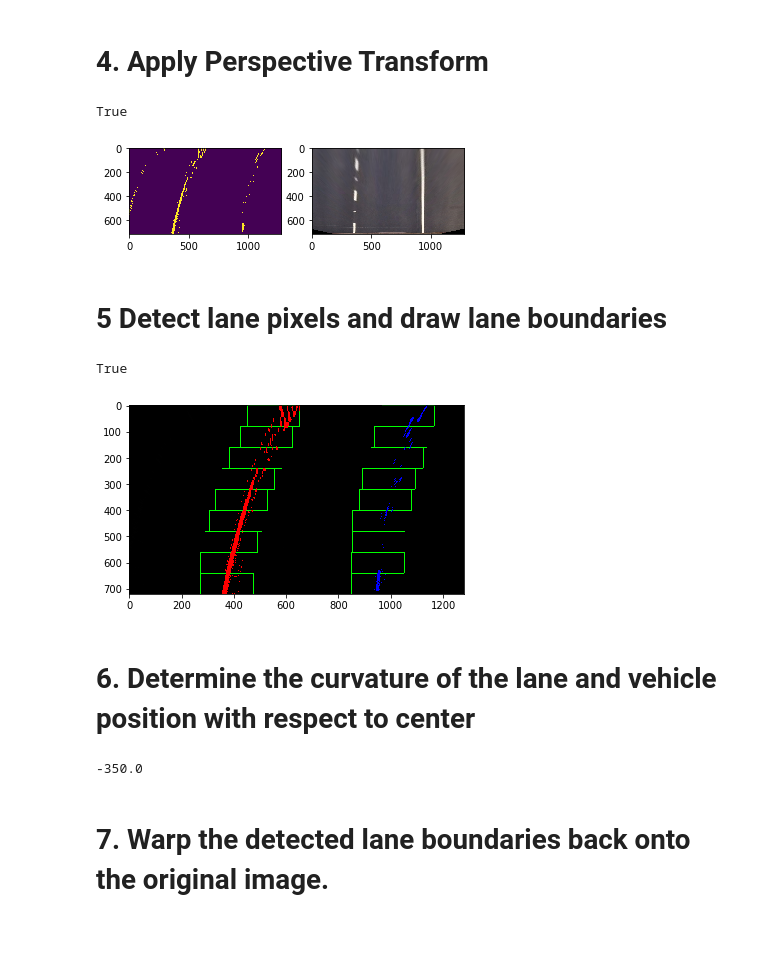
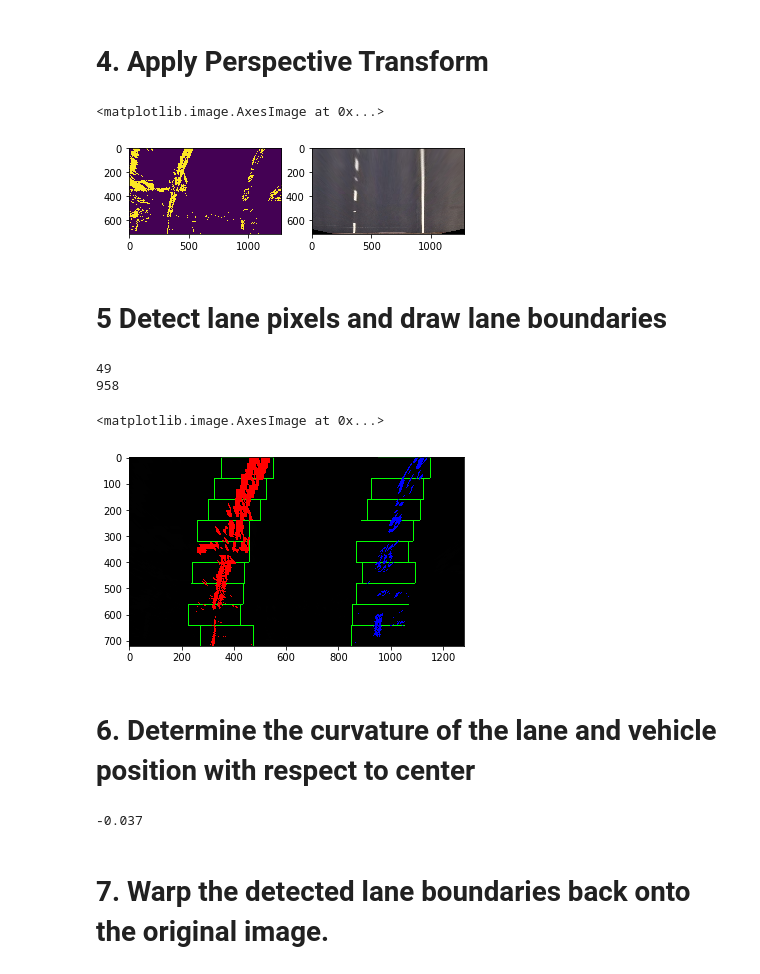
Before and after one commit to jonakola/sdc, a Jupyter notebook: advanced_lane_finding_pipeline.ipynb, the cells around one changed output. Cells and saved outputs as stored; diff of their text form; code cells hidden in the pictures; blank space fills up the shorter version.

```diff
--- a/advanced_lane_finding_pipeline.ipynb
+++ b/advanced_lane_finding_pipeline.ipynb
@@ -65,13 +65,13 @@ mtx, dist = calibrate_camera('camera_cal/calibration*.jpg')
 images = glob.glob('test_images/test*.jpg')
 num_images = len(images)
 
-test_image = 'test_images/test3.jpg'
+test_image = 'test_images/test5.jpg'
 
 undistorted = cv2.undistort(mpimg.imread(test_image),mtx, dist, None, mtx)
 #cv2.imwrite('output_images/distortion_correction.jpg',undistorted)
 plt.subplot(1,2,1)
 plt.imshow(undistorted)
-cv2.imwrite('undistorted_image.jpg',undistorted)
+#cv2.imwrite('undistorted_image.jpg',undistorted)
 plt.subplot(1,2,2)
 plt.imshow(mpimg.imread(test_image))
 # %% [output]
@@ -105,7 +105,7 @@ def region_of_interest(img, vertices):
     masked_image = cv2.bitwise_and(img, mask)
     return masked_image
 # %%
-def create_thresholded_binary_image(img, sobel_thresh_min=20, sobel_thresh_max=30, s_thresh_min=140,s_thresh_max=255):
+def create_thresholded_binary_image(img, sobel_thresh_min=10, sobel_thresh_max=40, s_thresh_min=200,s_thresh_max=255):
     # get s channel
     hls = cv2.cvtColor(img, cv2.COLOR_BGR2HLS)
     s_channel = hls[:,:,2]
@@ -144,6 +144,6 @@ i = create_thresholded_binary_image(undistorted)
 plt.subplot(1,2,1)
 plt.imshow(i)
 plt.subplot(1,2,2)
-#plt.imshow(undistorted)
-cv2.imwrite('thresholded_image.jpg',i)
+plt.imshow(undistorted)
+#cv2.imwrite('thresholded_image.jpg',i)
 # %% [output]
@@ -171,10 +171,10 @@ plt.subplot(1,2,1)
 plt.imshow(warped_binary)
 plt.subplot(1,2,2)
 plt.imshow(warped_image)
-cv2.imwrite('warped_image.jpg',warped_image)
+#cv2.imwrite('warped_image.jpg',warped_image)
 # %% [output]
-True
+<matplotlib.image.AxesImage at 0x...>
-[figure, old version]
+[figure, new version]
 # %%
 def apply_perspective_transform(image,final_image_size,transformation_matrix):
     imshape = image.shape
@@ -186,13 +186,20 @@ def apply_perspective_transform(image,final_image_size,transformation_matrix):
 # %% [markdown]
 # 5 Detect lane pixels and draw lane boundaries
 # %%
+left_window_start = None
+right_window_start = None
+window_left_start = 374
+window_right_start =  950
 def draw_lane_boundaries(binary_image):
     histogram = np.sum(binary_image,0)
     midpoint = np.int(histogram.shape[0]//2)
     leftx_base = np.argmax(histogram[:midpoint])
     rightx_base = np.argmax(histogram[midpoint:]) + midpoint
+    print(leftx_base)
+    print(rightx_base)
 
     out_img = np.dstack((binary_image,binary_image,binary_image))
+
 
     nwindows = 9
     margin = 100
@@ -203,8 +210,8 @@ def draw_lane_boundaries(binary_image):
     nonzeroy = np.array(nonzero[0])
 
 
-    leftx_current = leftx_base
-    rightx_current = rightx_base
+    leftx_current = window_left_start
+    rightx_current = window_right_start
 
     left_lane_inds = []
     right_lane_inds = []
@@ -235,60 +242,66 @@ def draw_lane_boundaries(binary_image):
 
     left_lane_inds = np.concatenate(left_lane_inds)
     right_lane_inds = np.concatenate(right_lane_inds)
     #except ValueError:
     #    pass
 
 
     leftx = nonzerox[left_lane_inds]
     lefty = nonzeroy[left_lane_inds]
     rightx = nonzerox[right_lane_inds]
     righty = nonzeroy[right_lane_inds]
     #print(leftx)
     left_fit = np.polyfit(lefty,leftx,2)
     right_fit = np.polyfit(righty, rightx,2)
 
     ploty = np.linspace(0, binary_image.shape[0]-1, binary_image.shape[0])
     left_fitx = left_fit[0]*ploty**2 + left_fit[1]*ploty + left_fit[2]
     right_fitx = right_fit[0]*ploty**2 + right_fit[1]*ploty + right_fit[2]
 
     out_img[lefty, leftx] = [255,0,0]
     out_img[righty,rightx] = [0,0,255]
 
     return ploty, left_fitx, right_fitx, out_img, left_fit, right_fit
 
 p, lf, rf, a, b, c = draw_lane_boundaries(warped_binary)
 #plt.plot(lf,p,color='red')
 #plt.plot(rf,p,color='red')
 plt.imshow(a)
-cv2.imwrite('lane_identification.jpg',a)
+#cv2.imwrite('lane_identification.jpg',a)
 #plt.imshow(warped_binary)
 # %% [output]
-True
+49
+958
+<matplotlib.image.AxesImage at 0x...>
-[figure, old version]
+[figure, new version]
 # %% [markdown]
 # 6. Determine the curvature of the lane and vehicle position with respect to center
 # %%
+ym_per_pix = 30/720 # meters per pixel in y dimension
+xm_per_pix = 3.7/700 # meteres per pixel in x dimension
+
 def find_lane_curvature(ploty, left_fit, right_fit):
     y_eval = np.max(ploty)
-    left_curverad = ((1 + (2*left_fit[0]*y_eval + left_fit[1])**2)**(3/2))/np.absolute(2*left_fit[0])
-    right_curverad = ((1 + (2*right_fit[0]*y_eval + right_fit[1])**2)**(3/2))/np.absolute(2*right_fit[0])
+    left_curverad = ((1 + (2*left_fit[0]*y_eval*ym_per_pix + left_fit[1])**2)**(3/2))/np.absolute(2*left_fit[0])
+    right_curverad = ((1 + (2*right_fit[0]*y_eval*ym_per_pix + right_fit[1])**2)**(3/2))/np.absolute(2*right_fit[0])
 
     return left_curverad, right_curverad
 
 def find_car_position(ploty,left_fit,right_fit,image):
-    max_y = np.argmax(ploty)
+    #max_y = np.argmax(ploty)
+    max_y = len(ploty) - 1
     left_point = left_fit[max_y]
     right_point = right_fit[max_y]
-    mid_point = (right_point - left_point) // 2
+    mid_point = (right_point + left_point) // 2
     image_center = image.shape[1]//2
-    return mid_point - image_center
+    return (image_center - mid_point) * xm_per_pix
 
 
 a,b = find_lane_curvature(p, lf, rf)
 mid_point = find_car_position(p,lf,rf, warped_image)
 print(mid_point)
 # %% [output]
--350.0
+-0.037
 # %% [markdown]
 # 7. Warp the detected lane boundaries back onto the original image.
 # %%
```
Also changed, not shown: parts of 6 cells of this notebook, 1 other file.
